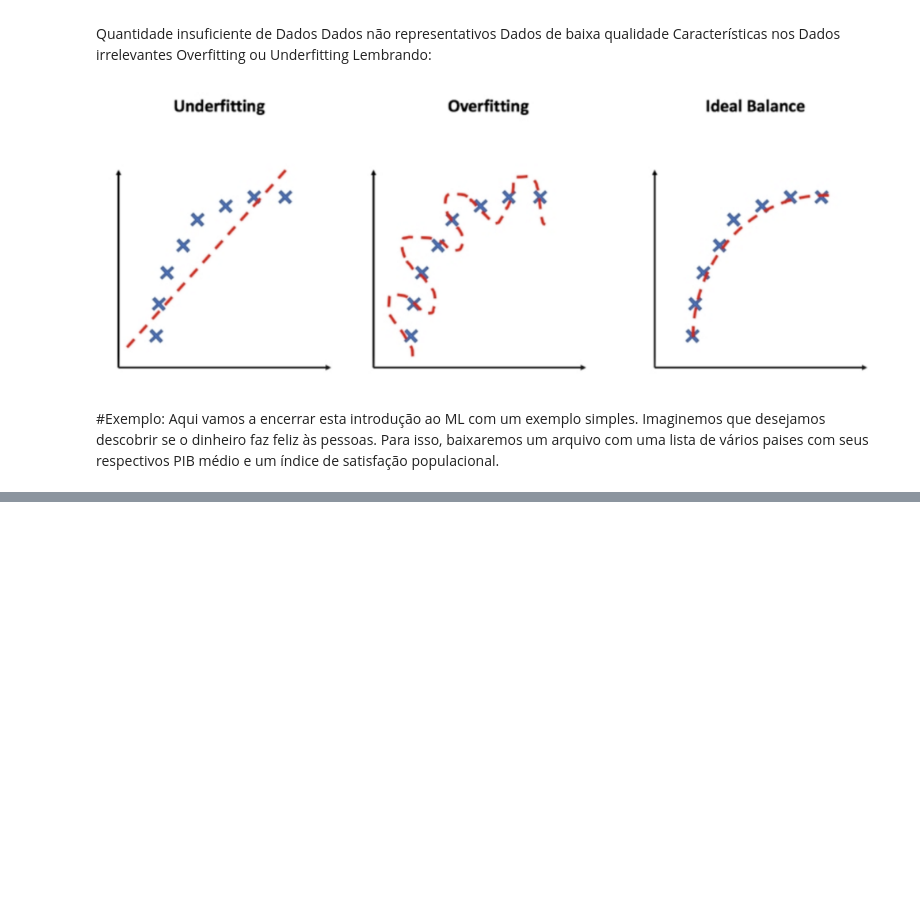
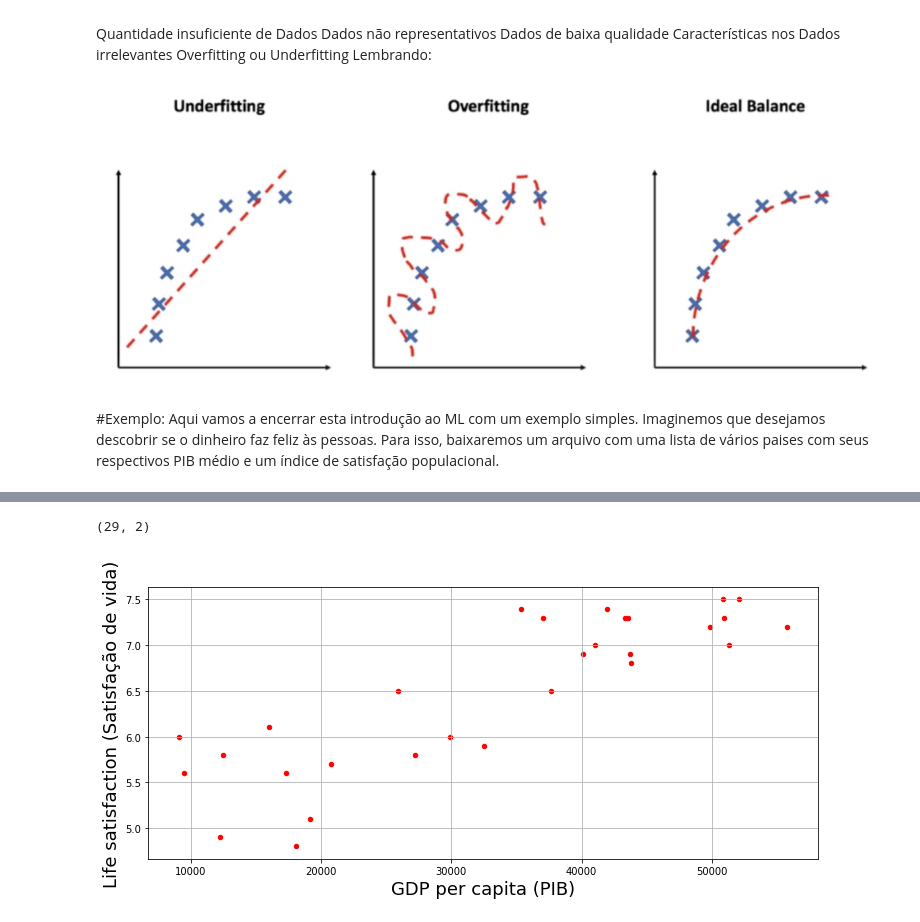
Before and after one commit to KARINAgoncalvesSOARES/Machine_Learning, a Jupyter notebook: machine_learning_introducao.ipynb, the cells around one changed output, grey strips where cells are left out. Drawn from its saved outputs; the diff is of its cells as text; code cells hidden in the pictures; blank space fills up the shorter version.

```diff
--- a/machine_learning_introducao.ipynb
+++ b/machine_learning_introducao.ipynb
@@ -69,0 +70,6 @@ country_stats.csv   100%[===================>]     784  --.-KB/s    in 0s
+# %%
+import pandas as pd
+data = pd.read_csv('country_stats.csv', index_col = 'Country')
+data
+
+# Repare que os índices do Pandas são os nomes dos países
@@ -69,0 +95,17 @@ country_stats.csv   100%[===================>]     784  --.-KB/s    in 0s
+# %%
+data.shape
+# %% [output]
+(29, 2)
+# %%
+import matplotlib.pyplot as plt
+%matplotlib inline
+
+# Realizando um plot de nossos dados.
+
+data.plot(kind='scatter', x='GDP per capita', y='Life satisfaction', figsize=(12, 5), c='r')
+plt.grid(True)
+plt.xlabel("GDP per capita (PIB)", fontsize=18)
+plt.ylabel("Life satisfaction (Satisfação de vida)", fontsize=18)
+plt.show()
+# %% [output]
+[figure, added]
```
Also changed, not shown: parts of 9 cells of this notebook.
